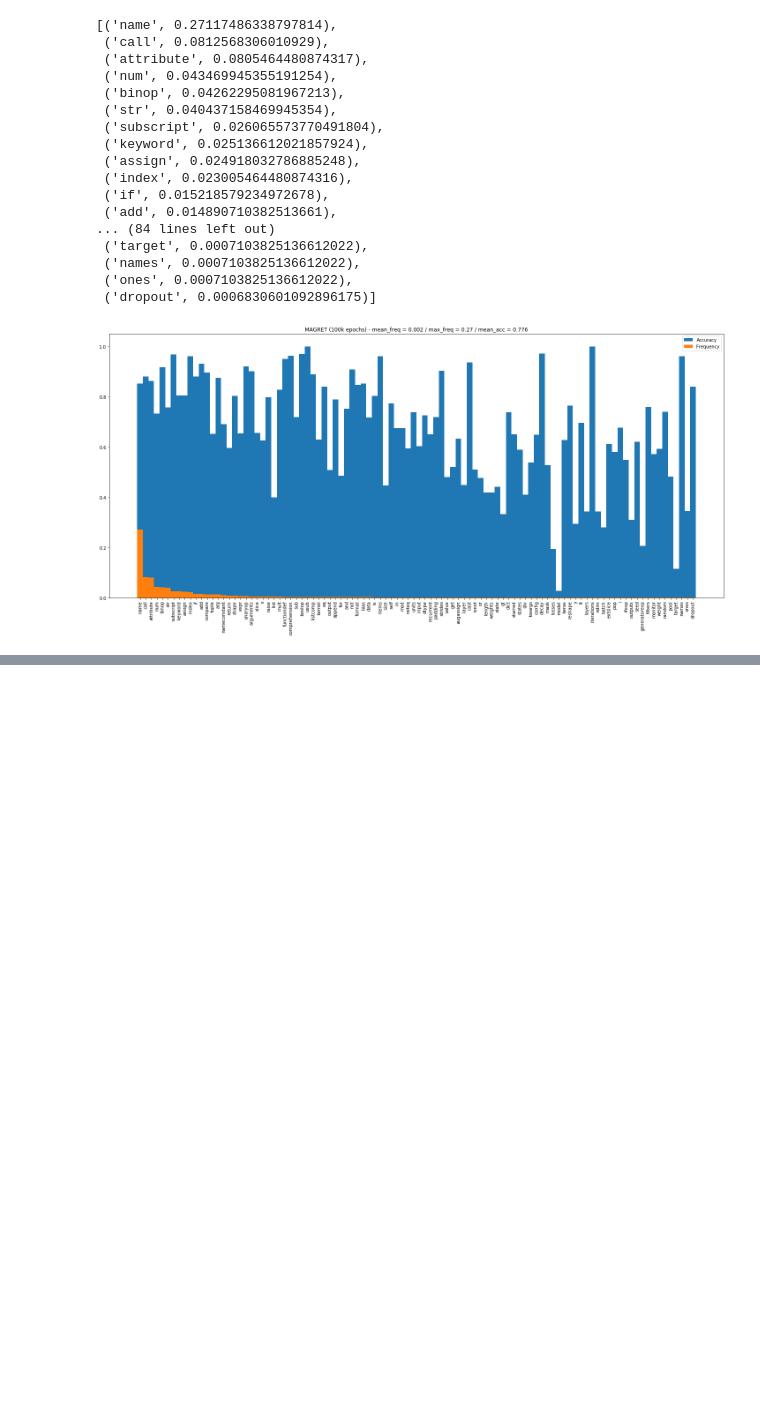
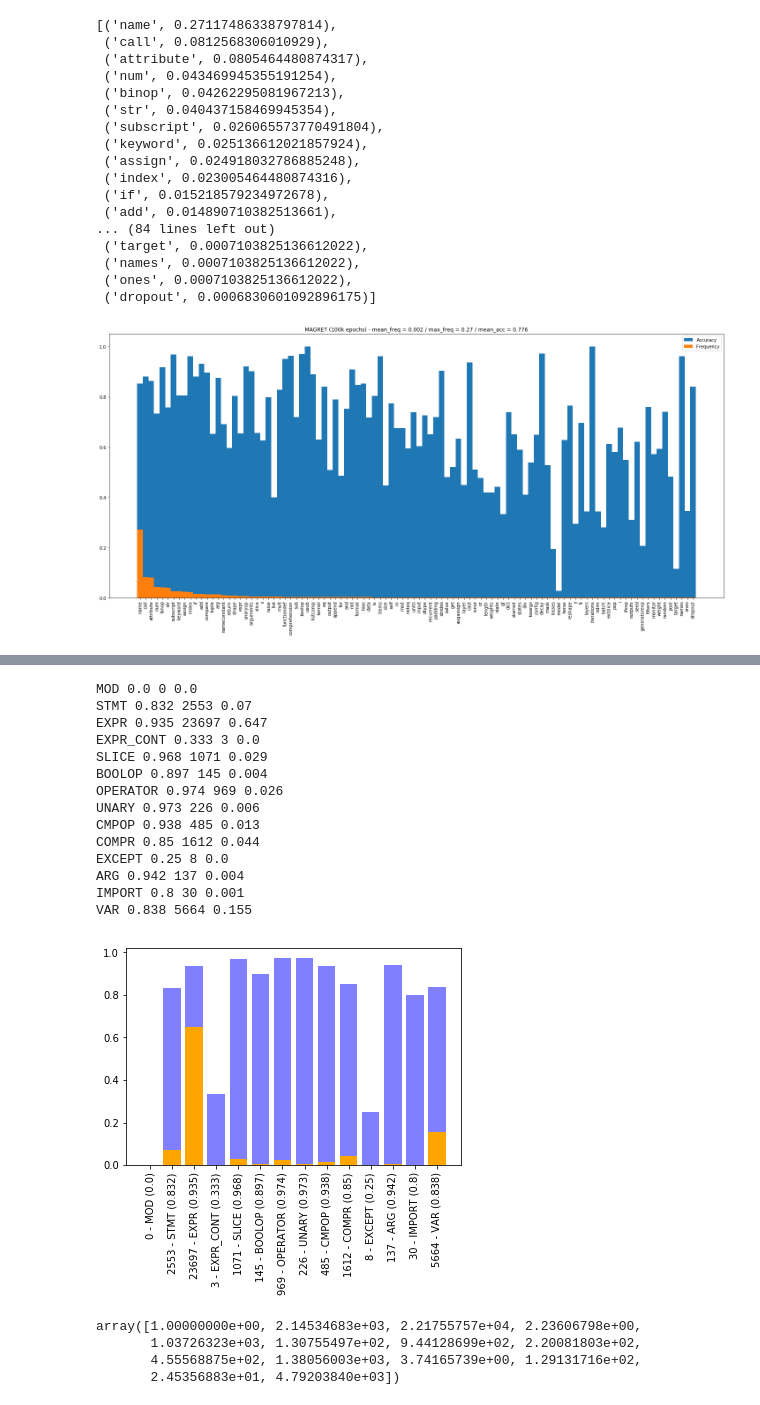
Before and after one commit to dtsbourg/BiFocalE, a Jupyter notebook: notebook/Inspect Predictions.ipynb, the cells around one changed output, grey strips where cells are left out. Drawn from its saved outputs; the diff is of its cells as text; code cells hidden in the pictures; blank space fills up the shorter version.

```diff
--- a/notebook/Inspect Predictions.ipynb
+++ b/notebook/Inspect Predictions.ipynb
@@ -244,0 +432,3 @@ plt.show()
+# %%
+freqs = {k: v/len(results_df) for k,v in class_freqs.items()}
+freqs
@@ -244,0 +467,34 @@ plt.show()
+# %%
+n = np.sum(confusion_mat, axis=0)
+n[0] = 1
+normed = confusion_mat / n
+for i in range(14):
+    plt.bar(classes[i], np.around(normed[i][i],3), color='b', alpha=0.5)
+    plt.bar(classes[i], np.around(freqs[str(i)],3), color='orange')
+    print(classes[i], np.around(normed[i][i],3), class_freqs[str(i)], np.around(freqs[str(i)],3))
+plt.xticks(range(14), [str(class_freqs[str(i)])+" - "+c + " (" + str(np.around(normed[i][i],3)) + ")" for i,c in enumerate(classes)], rotation=90);
+# %% [output]
+MOD 0.0 0 0.0
+STMT 0.832 2553 0.07
+EXPR 0.935 23697 0.647
+EXPR_CONT 0.333 3 0.0
+SLICE 0.968 1071 0.029
+BOOLOP 0.897 145 0.004
+OPERATOR 0.974 969 0.026
+UNARY 0.973 226 0.006
+CMPOP 0.938 485 0.013
+COMPR 0.85 1612 0.044
+EXCEPT 0.25 8 0.0
+ARG 0.942 137 0.004
+IMPORT 0.8 30 0.001
+VAR 0.838 5664 0.155
+[figure, added]
+# %%
+n = np.linalg.norm(confusion_mat, axis=0)
+n[0] = 1
+n
+# %% [output]
+array([1.00000000e+00, 2.14534683e+03, 2.21755757e+04, 2.23606798e+00,
+       1.03726323e+03, 1.30755497e+02, 9.44128699e+02, 2.20081803e+02,
+       4.55568875e+02, 1.38056003e+03, 3.74165739e+00, 1.29131716e+02,
+       2.45356883e+01, 4.79203840e+03])
```
Also changed, not shown: parts of 31 cells of this notebook, 6 other files.
